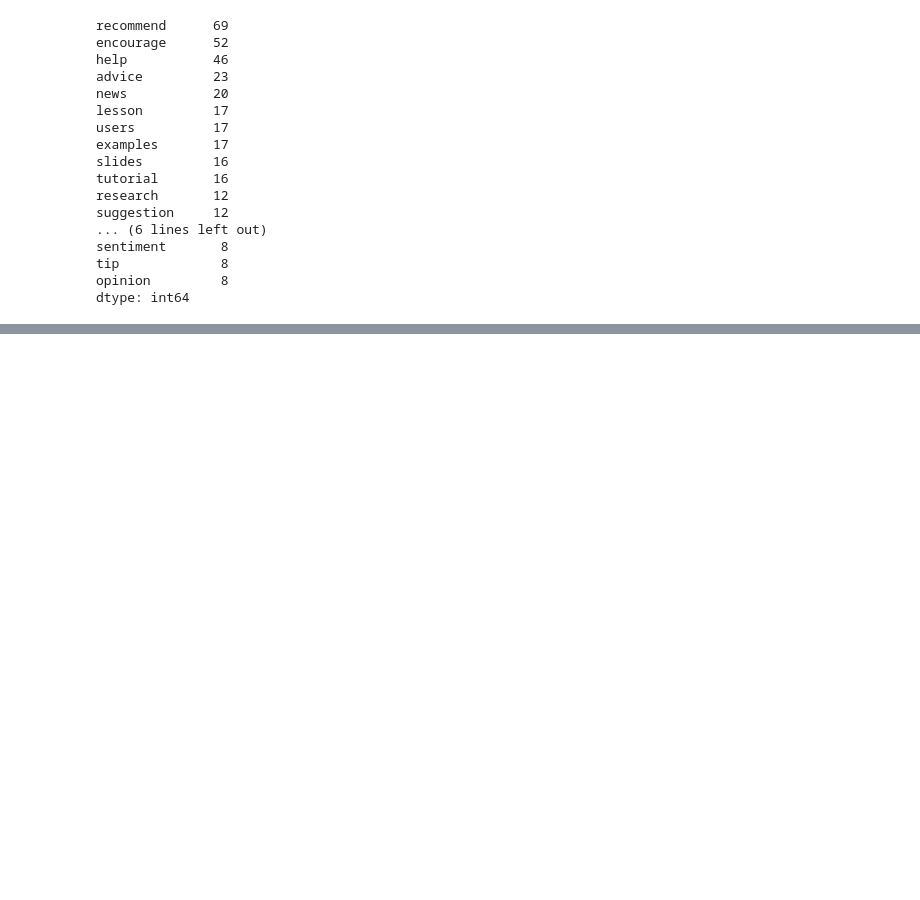
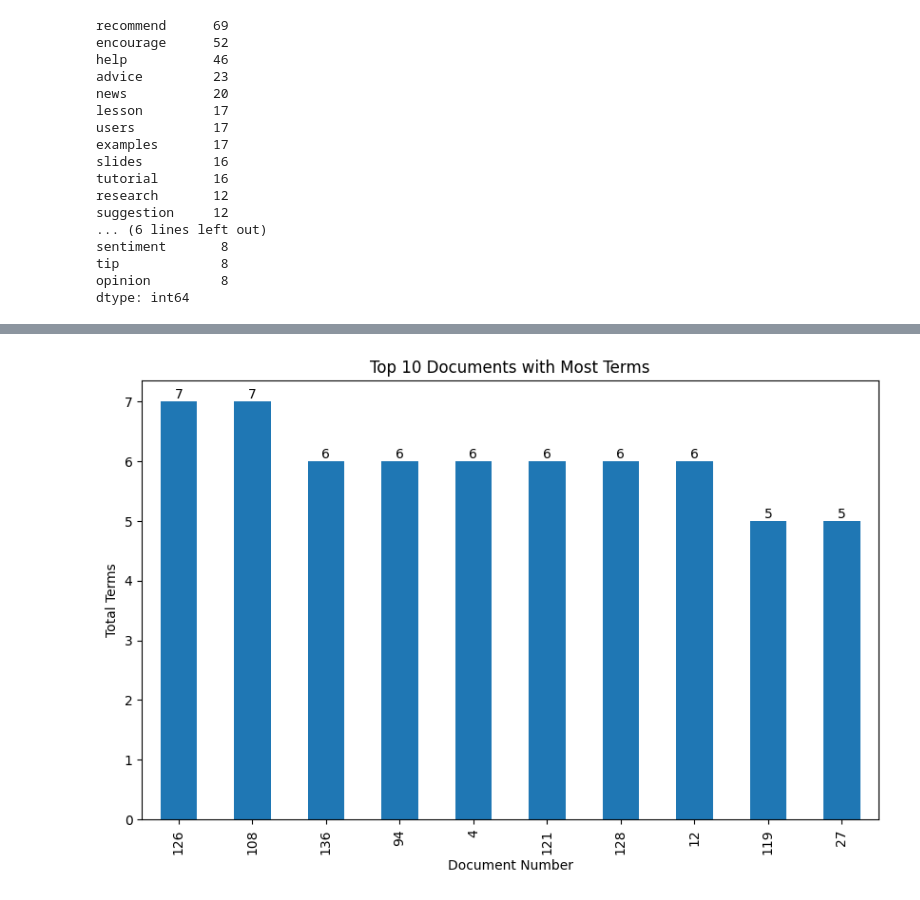
Before and after one commit to Clara-Lyngeraa/DA-Terms, a Jupyter notebook: Assignment_1.ipynb, the cells around one changed output, grey strips where cells are left out. Cells and saved outputs as stored; diff of their text form; code cells hidden in the pictures; blank space fills up the shorter version.

```diff
--- a/Assignment_1.ipynb
+++ b/Assignment_1.ipynb
@@ -50,0 +80,12 @@ term_totals.plot(kind='bar', figsize=(10, 6))
+# %%
+# Which document has the most terms?
+doc_totals = terms_df.sum(axis=1).sort_values(ascending=False)
+doc_totals[:10].plot(kind='bar', figsize=(10, 6))
+plt.title("Top 10 Documents with Most Terms")
+plt.xlabel("Document Number")
+plt.ylabel("Total Terms")
+for index, value in enumerate(doc_totals[:10]):
+    plt.text(index, value, str(value), ha='center', va='bottom')
+plt.show()
+# %% [output]
+[figure, added]
```
Also changed, not shown: parts of 11 cells of this notebook, 1 other file.
